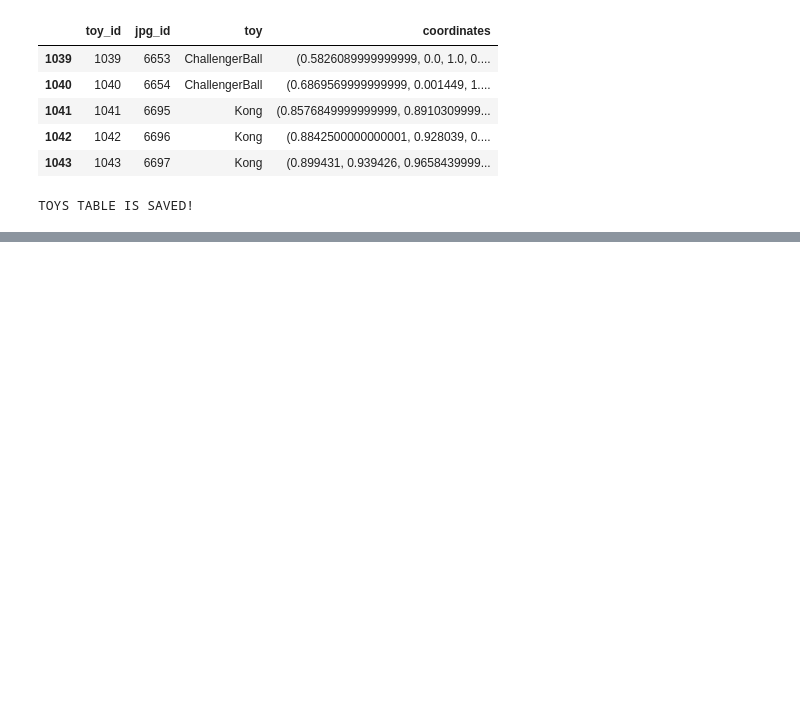
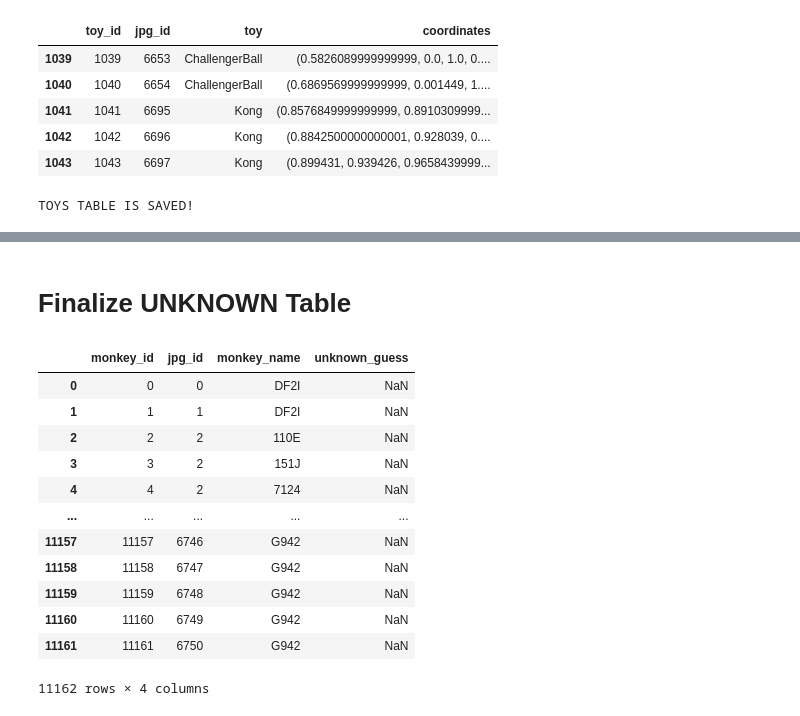
Before and after one commit to julie0924/PhotoMetadata, a Jupyter notebook: Combining.ipynb, the cells around one changed output, grey strips where cells are left out. Saved outputs shown, nothing was run; the diff lists cells and outputs as text; code cells hidden in the pictures; blank space fills up the shorter version.

```diff
--- a/Combining.ipynb
+++ b/Combining.ipynb
@@ -186,0 +226,24 @@ mon_merged[mon_merged['coordinates'].isna()]
+# %% [markdown]
+# Finalize UNKNOWN Table
+# %%
+# Extract components from monkey_merged
+unknown = monkey_merged[['jpg_id', 'monkey_name','unknown_guess']].copy().drop_duplicates()
+
+# Give monkey_id
+unknown = unknown.reset_index(drop=True)
+unknown = unknown.reset_index().rename(columns={'index': 'monkey_id'})
+unknown
+# %% [output]
+|  | monkey_id | jpg_id | monkey_name | unknown_guess |
+| 0 | 0 | 0 | DF2I | NaN |
+| 1 | 1 | 1 | DF2I | NaN |
+| 2 | 2 | 2 | 110E | NaN |
+| 3 | 3 | 2 | 151J | NaN |
+| 4 | 4 | 2 | 7124 | NaN |
+| ... | ... | ... | ... | ... |
+| 11157 | 11157 | 6746 | G942 | NaN |
+| 11158 | 11158 | 6747 | G942 | NaN |
+| 11159 | 11159 | 6748 | G942 | NaN |
+| 11160 | 11160 | 6749 | G942 | NaN |
+| 11161 | 11161 | 6750 | G942 | NaN |
+11162 rows × 4 columns
```
Also changed, not shown: parts of 28 cells of this notebook, 8 other files.
